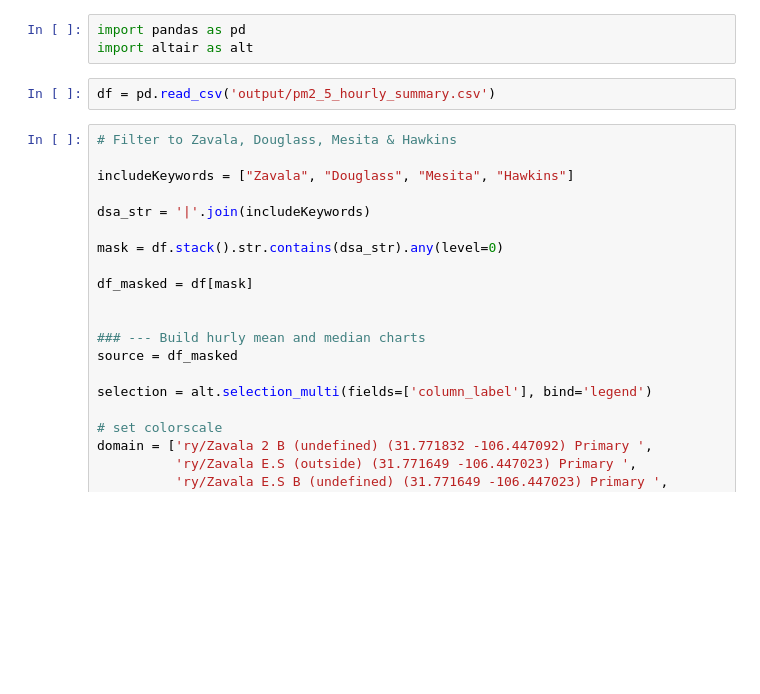
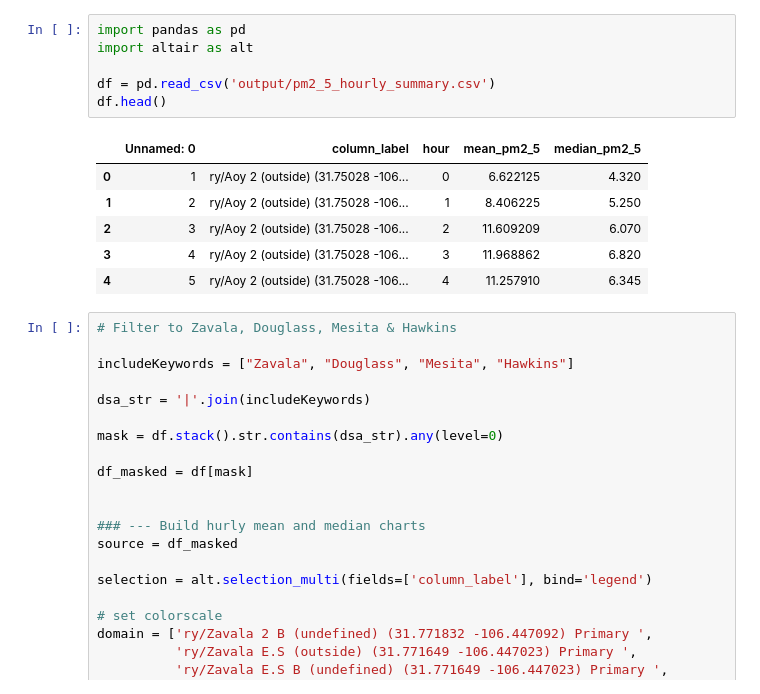
Before and after one commit to TRLegalAid/ep-purple-air-monitors, a Jupyter notebook: data-exploration.ipynb, the cells around one changed output. Drawn from its saved outputs; the diff is of its cells as text; blank space fills up the shorter version.

```diff
--- a/data-exploration.ipynb
+++ b/data-exploration.ipynb
@@ -15,8 +15,16 @@ display(HTML("<style>.container { width:100% !important; }</style>"))
 # %%
 import pandas as pd
 import altair as alt
+
+df = pd.read_csv('output/pm2_5_hourly_summary.csv')
+df.head()
+# %% [output]
+|  | Unnamed: 0 | column_label | hour | mean_pm2_5 | median_pm2_5 |
+| 0 | 1 | ry/Aoy 2 (outside) (31.75028 -106... | 0 | 6.622125 | 4.320 |
+| 1 | 2 | ry/Aoy 2 (outside) (31.75028 -106... | 1 | 8.406225 | 5.250 |
+| 2 | 3 | ry/Aoy 2 (outside) (31.75028 -106... | 2 | 11.609209 | 6.070 |
+| 3 | 4 | ry/Aoy 2 (outside) (31.75028 -106... | 3 | 11.968862 | 6.820 |
+| 4 | 5 | ry/Aoy 2 (outside) (31.75028 -106... | 4 | 11.257910 | 6.345 |
-# %%
-df = pd.read_csv('output/pm2_5_hourly_summary.csv')
 # %%
 # Filter to Zavala, Douglass, Mesita & Hawkins
 
```
Also changed, not shown: parts of 5 cells of this notebook, 1 other file.
